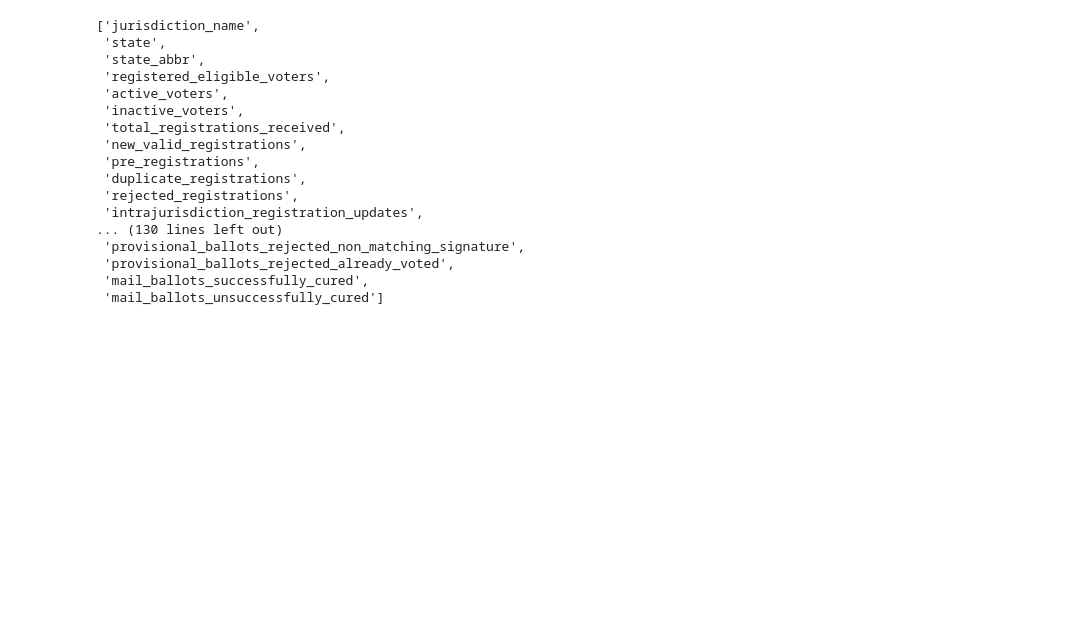
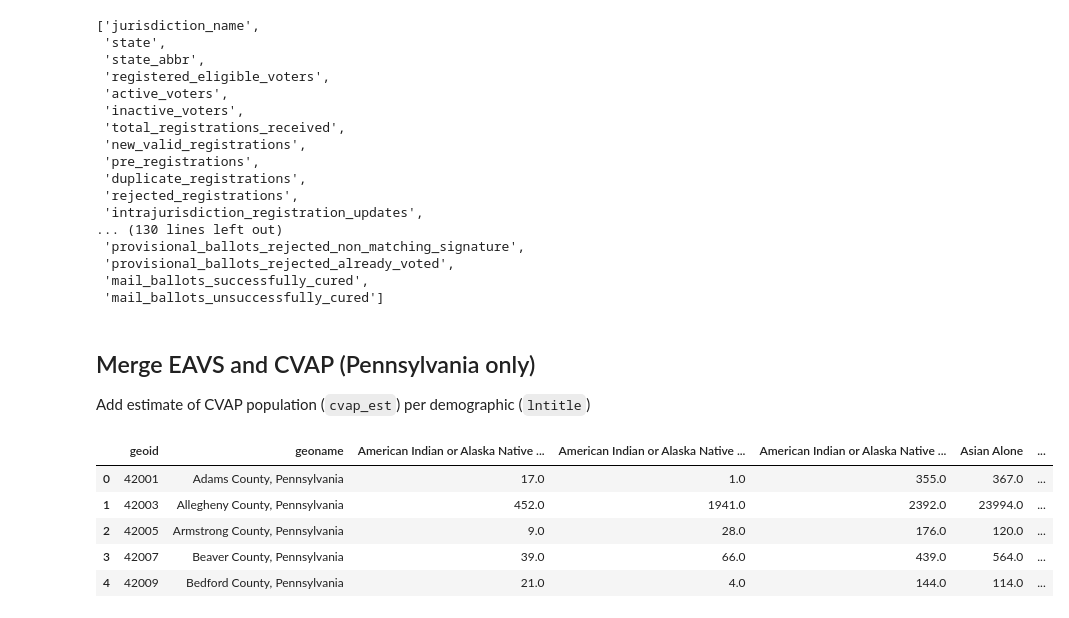
Before and after one commit to ruggbk/eavs_clc, a Jupyter notebook: notebooks/eda_penn_voter_participation.ipynb, the cells around one changed output. Drawn from its saved outputs; the diff is of its cells as text; code cells hidden in the pictures; blank space fills up the shorter version.

```diff
--- a/notebooks/eda_penn_voter_participation.ipynb
+++ b/notebooks/eda_penn_voter_participation.ipynb
@@ -110,3 +110,21 @@ eavs_pa.columns.tolist()
  'provisional_ballots_rejected_already_voted',
  'mail_ballots_successfully_cured',
  'mail_ballots_unsuccessfully_cured']
+# %% [markdown]
+## Merge EAVS and CVAP (Pennsylvania only)
+Add estimate of CVAP population (`cvap_est`) per demographic (`lntitle`)
+# %%
+cvap_pivot = (
+    cvap_PA.pivot_table(index=["geoid", "geoname"], columns="lntitle", values="cvap_est")
+    .reset_index()
+)
+cvap_pivot.columns.name = None
+cvap_pivot["geoid"] = cvap_pivot["geoid"].str.replace("0500000US", "")
+cvap_pivot.head()
+# %% [output]
+|  | geoid | geoname | American Indian or Alaska Native ... | American Indian or Alaska Native ... | American Indian or Alaska Native ... | Asian Alone | ... |
+| 0 | 42001 | Adams County, Pennsylvania | 17.0 | 1.0 | 355.0 | 367.0 | ... |
+| 1 | 42003 | Allegheny County, Pennsylvania | 452.0 | 1941.0 | 2392.0 | 23994.0 | ... |
+| 2 | 42005 | Armstrong County, Pennsylvania | 9.0 | 28.0 | 176.0 | 120.0 | ... |
+| 3 | 42007 | Beaver County, Pennsylvania | 39.0 | 66.0 | 439.0 | 564.0 | ... |
+| 4 | 42009 | Bedford County, Pennsylvania | 21.0 | 4.0 | 144.0 | 114.0 | ... |
```
Also changed, not shown: parts of 6 cells of this notebook, 2 other files.
